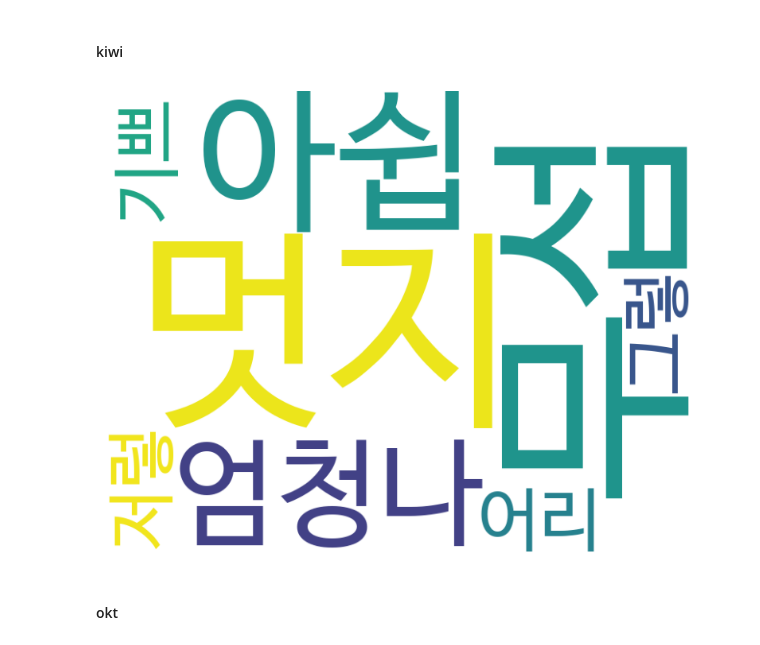
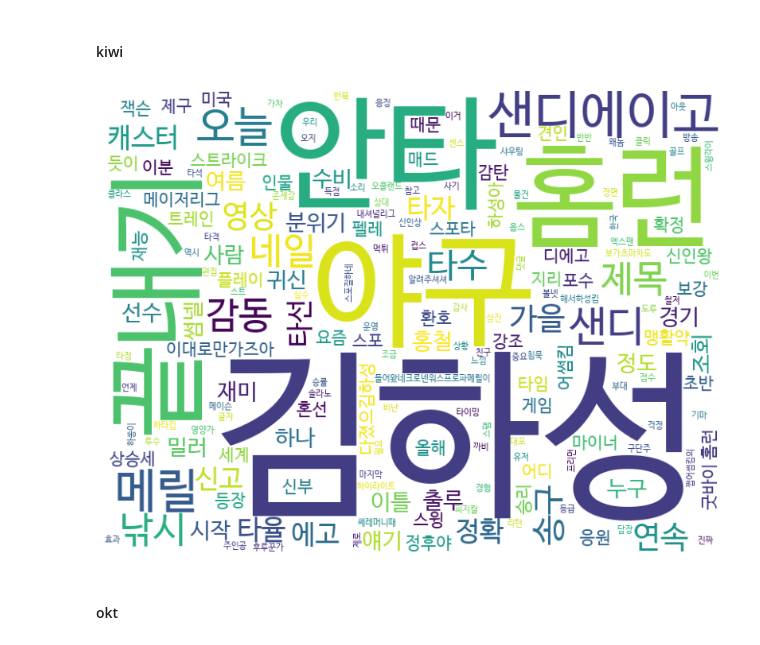
Before and after one commit to baedori99/TIL, a Jupyter notebook: Study_API/slicing_text.ipynb, the cells around one changed output. Saved outputs shown, nothing was run; the diff lists cells and outputs as text; code cells hidden in the pictures.

```diff
--- a/Study_API/slicing_text.ipynb
+++ b/Study_API/slicing_text.ipynb
@@ -595,9 +599,9 @@ def wc_kiwi_noun(noun_text):
     plt.imshow(cloud_kiwi)
     return plt.show()
 # %%
-word_cloud_noun_kiwi = wc_kiwi_noun(adj_kiwi)
+word_cloud_noun_kiwi = wc_kiwi_noun(nouns_kiwi)
 # %% [output]
-[figure, old version]
+[figure, new version]
 # %% [markdown]
 #### okt
 # %%
```
Also changed, not shown: parts of 6 cells of this notebook, 3 other files.
